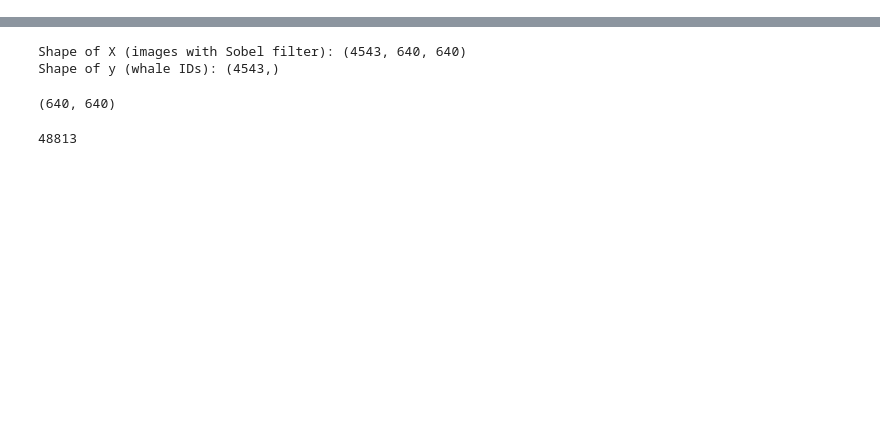
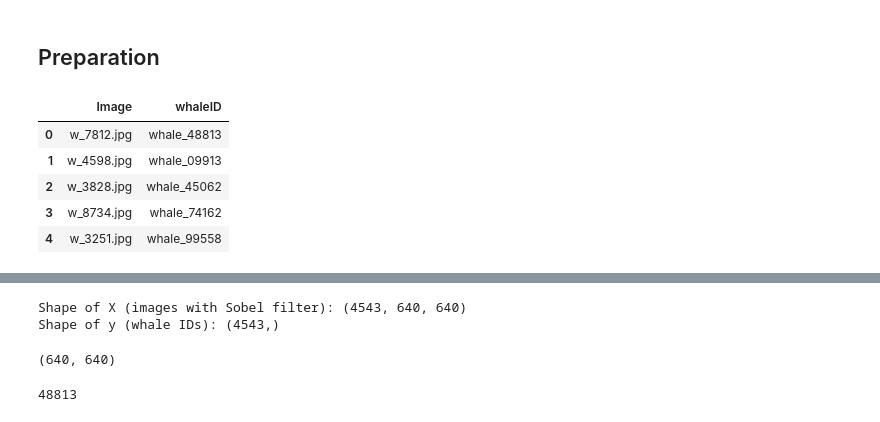
Before and after one commit to HSLU-Projects/ARTIFIN, a Jupyter notebook: WhaleDetection.ipynb, the cells around one changed output, grey strips where cells are left out. Drawn from its saved outputs; the diff is of its cells as text; code cells hidden in the pictures; blank space fills up the shorter version.

```diff
--- a/WhaleDetection.ipynb
+++ b/WhaleDetection.ipynb
@@ -12,4 +9,6 @@ from torch.utils.data import Dataset, DataLoader
 from sklearn.model_selection import train_test_split
+# %% [markdown]
+## Preparation
 # %%
 # Path to the image directory and CSV file
 image_dir = "./data/imgs"
@@ -33,3 +19,9 @@ for idx, whale_id in enumerate(sorted(data['whaleID'].unique())):
 # %%
-# last
-#whale_id_dict['whale_99573']
+data.head()
+# %% [output]
+|  | Image | whaleID |
+| 0 | w_7812.jpg | whale_48813 |
+| 1 | w_4598.jpg | whale_09913 |
+| 2 | w_3828.jpg | whale_45062 |
+| 3 | w_8734.jpg | whale_74162 |
+| 4 | w_3251.jpg | whale_99558 |
```
Also changed, not shown: parts of 17 cells of this notebook, 2 other files.
